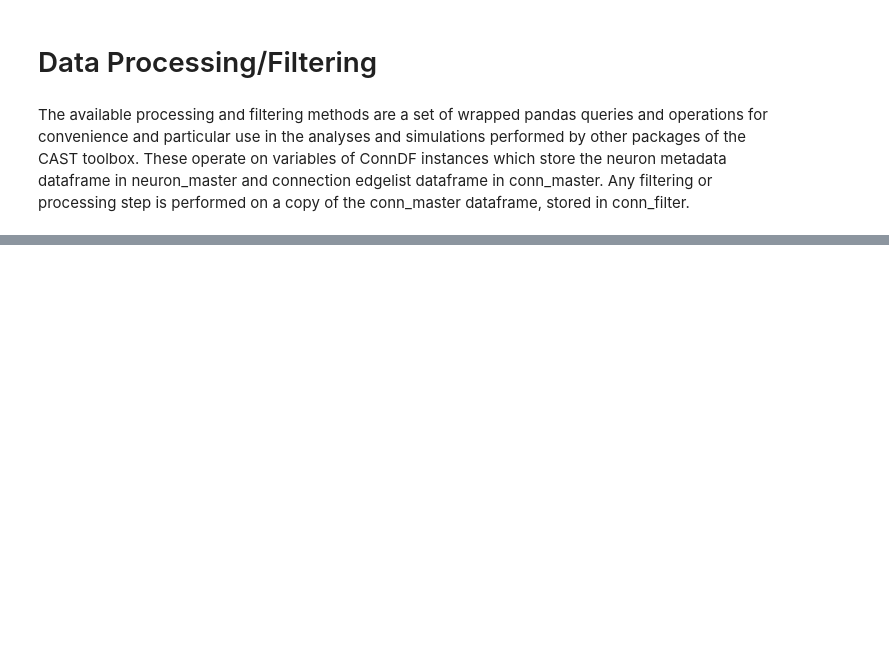
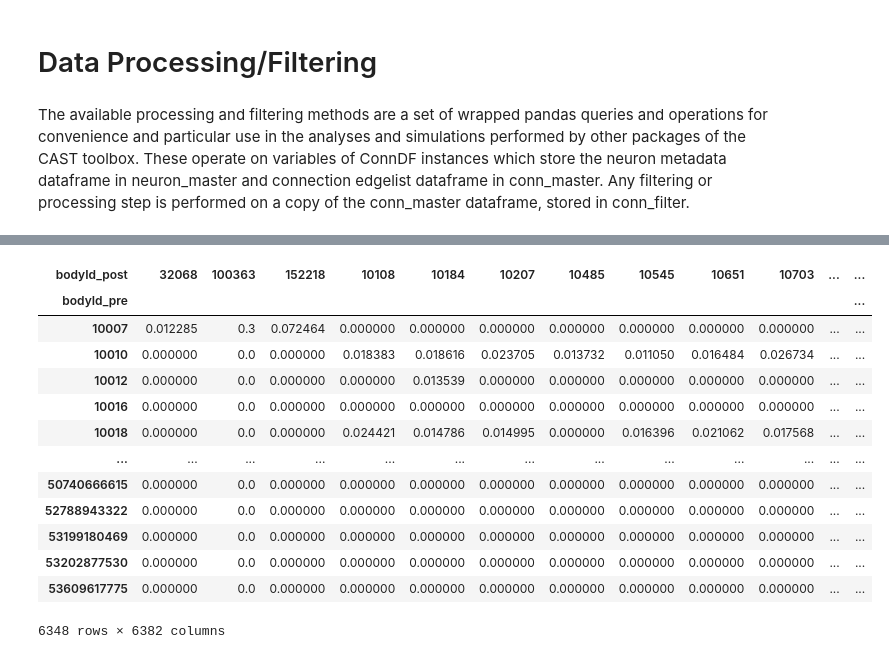
Before and after one commit to rtubelleza/CAST, a Jupyter notebook: cast_example.ipynb, the cells around one changed output, grey strips where cells are left out. Saved outputs shown, nothing was run; the diff lists cells and outputs as text; code cells hidden in the pictures; blank space fills up the shorter version.

```diff
--- a/cast_example.ipynb
+++ b/cast_example.ipynb
@@ -41,3 +47,5 @@ MANC_data.extract_full()
+# %%
+MANC_data.update_neurons()
 # %% [markdown]
 # Data Processing/Filtering
 # %% [markdown]
@@ -50,0 +190,22 @@ MANC_data.conn_master
+# %%
+# Non-square matrix on the filtered data, annotation connections by setting make_ei to True,
+matrix = MANC_data.df_as_matrix(which='filtered', make_ei=True, inh_weighting=1, exc_weighting=1)
+matrix
+
+# To do this on the full data set set which to 'full'.
+# matrix = MANC_data.df_as_matrix(which='full', make_ei=True, inh_weighting=1, exc_weighting=1)
+# %% [output]
+| bodyId_post | 32068 | 100363 | 152218 | 10108 | 10184 | 10207 | 10485 | 10545 | 10651 | 10703 | ... | ... |
+| bodyId_pre |  |  |  |  |  |  |  |  |  |  |  | ... |
+| 10007 | 0.012285 | 0.3 | 0.072464 | 0.000000 | 0.000000 | 0.000000 | 0.000000 | 0.000000 | 0.000000 | 0.000000 | ... | ... |
+| 10010 | 0.000000 | 0.0 | 0.000000 | 0.018383 | 0.018616 | 0.023705 | 0.013732 | 0.011050 | 0.016484 | 0.026734 | ... | ... |
+| 10012 | 0.000000 | 0.0 | 0.000000 | 0.000000 | 0.013539 | 0.000000 | 0.000000 | 0.000000 | 0.000000 | 0.000000 | ... | ... |
+| 10016 | 0.000000 | 0.0 | 0.000000 | 0.000000 | 0.000000 | 0.000000 | 0.000000 | 0.000000 | 0.000000 | 0.000000 | ... | ... |
+| 10018 | 0.000000 | 0.0 | 0.000000 | 0.024421 | 0.014786 | 0.014995 | 0.000000 | 0.016396 | 0.021062 | 0.017568 | ... | ... |
+| ... | ... | ... | ... | ... | ... | ... | ... | ... | ... | ... | ... | ... |
+| 50740666615 | 0.000000 | 0.0 | 0.000000 | 0.000000 | 0.000000 | 0.000000 | 0.000000 | 0.000000 | 0.000000 | 0.000000 | ... | ... |
+| 52788943322 | 0.000000 | 0.0 | 0.000000 | 0.000000 | 0.000000 | 0.000000 | 0.000000 | 0.000000 | 0.000000 | 0.000000 | ... | ... |
+| 53199180469 | 0.000000 | 0.0 | 0.000000 | 0.000000 | 0.000000 | 0.000000 | 0.000000 | 0.000000 | 0.000000 | 0.000000 | ... | ... |
+| 53202877530 | 0.000000 | 0.0 | 0.000000 | 0.000000 | 0.000000 | 0.000000 | 0.000000 | 0.000000 | 0.000000 | 0.000000 | ... | ... |
+| 53609617775 | 0.000000 | 0.0 | 0.000000 | 0.000000 | 0.000000 | 0.000000 | 0.000000 | 0.000000 | 0.000000 | 0.000000 | ... | ... |
+6348 rows × 6382 columns
```
Also changed, not shown: parts of 25 cells of this notebook, 1 other file.
